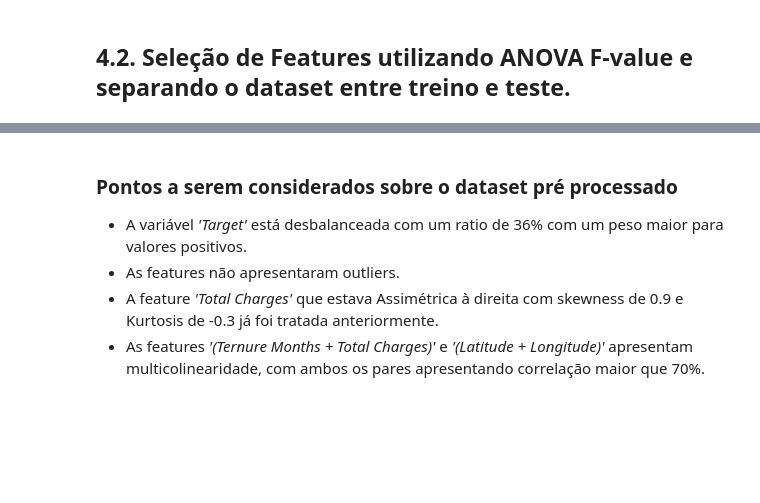
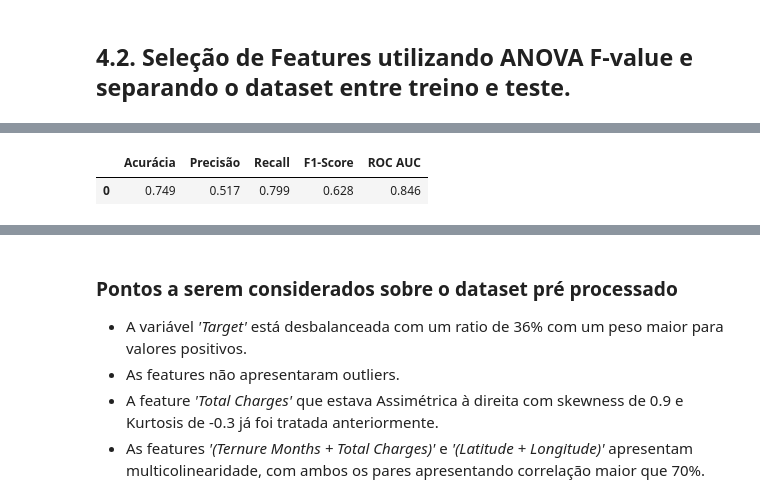
Before and after one commit to fiap-postech-ml-engineering/ml-churn-prediction, a Jupyter notebook: notebooks/02_baselines.ipynb, the cells around one changed output, grey strips where cells are left out. Saved outputs shown, nothing was run; the diff lists cells and outputs as text; code cells hidden in the pictures; blank space fills up the shorter version.

```diff
--- a/notebooks/02_baselines.ipynb
+++ b/notebooks/02_baselines.ipynb
@@ -487,0 +395,71 @@ As 25 features selecionadas serão utilizadas em todos os modelos subsequentes.
+# %%
+# =============================================================
+# 5. TUNING COM ORÇAMENTO DE TEMPO (RANDOM FOREST OPTIMIZED)
+# =============================================================
+import time
+from sklearn.model_selection import ParameterSampler, StratifiedKFold, cross_val_score
+
+# Parâmetros do processo
+TIME_LIMIT_MINUTES = 15  # Ajuste conforme sua disponibilidade
+AUC_TARGET = 0.85       # Alvo de acurácia para monitoramento
+
+start_time = time.time()
+deadline = start_time + TIME_LIMIT_MINUTES * 60
+
+# Espaço de busca focado nos 4 hiperparâmetros principais + class_weight
+param_distributions = {
+    "model__n_estimators": randint(100, 400),
+    "model__max_depth": [None, 8, 12, 15, 20],
+    "model__max_features": ['sqrt', 'log2', None],
+    "model__min_samples_split": randint(2, 20),
+    "model__min_samples_leaf": randint(1, 10),
+    "model__class_weight": ["balanced", "balanced_subsample"]
+}
+
+sampler = ParameterSampler(param_distributions, n_iter=1000, random_state=RANDOM_SEED)
+cv = StratifiedKFold(n_splits=5, shuffle=True, random_state=RANDOM_SEED)
+
+best = {"test_roc_auc": -np.inf, "params": None, "pipeline": None}
+
+print(f"🚀 Iniciando busca por {TIME_LIMIT_MINUTES} min. Foco: ROC AUC & Recall")
+
+for i, params in enumerate(sampler, start=1):
+    if time.time() >= deadline:
+        print("⏱️ Tempo limite atingido; encerrando busca.")
+        break
+
+    # Pipeline com as 12 features já selecionadas
+    pipeline = Pipeline([
+        ("model", RandomForestClassifier(random_state=RANDOM_SEED, n_jobs=-1))
+    ])
+    pipeline.set_params(**params)
+
+    # Avaliação via Cross-Validation (estabilidade)
+    cv_scores = cross_val_score(pipeline, X_train_selected, y_train, cv=cv, scoring="roc_auc", n_jobs=-1)
+    mean_cv = float(np.mean(cv_scores))
+
+    # Ajuste e avaliação em teste (performance real)
+    pipeline.fit(X_train_selected, y_train)
+    y_proba = pipeline.predict_proba(X_test_selected)[:, 1]
+    test_roc_auc = roc_auc_score(y_test, y_proba)
+
+    if test_roc_auc > best["test_roc_auc"]:
+        best.update({"params": params, "test_roc_auc": test_roc_auc, "pipeline": pipeline})
+        print(f"[{i}] ✨ Novo melhor | AUC Teste={test_roc_auc:.4f} | t={(time.time()-start_time)/60:.1f}m")
+
+best_rf = best["pipeline"]
+y_pred_tuned = best_rf.predict(X_test_selected)
+y_proba_tuned = best_rf.predict_proba(X_test_selected)[:, 1]
+
+tuned_metrics = {
+    "Acurácia": accuracy_score(y_test, y_pred_tuned),
+    "Precisão": precision_score(y_test, y_pred_tuned),
+    "Recall": recall_score(y_test, y_pred_tuned),
+    "F1-Score": f1_score(
+        y_test, y_pred_tuned),
+    "ROC AUC": roc_auc_score(y_test, y_proba_tuned),
+}
+
+print("\n🏆 Resumo do Modelo Tunado:")
+display(pd.DataFrame([tuned_metrics]).round(3))
+# %% [output]
@@ -487,0 +475,2 @@ As 25 features selecionadas serão utilizadas em todos os modelos subsequentes.
+|  | Acurácia | Precisão | Recall | F1-Score | ROC AUC |
+| 0 | 0.749 | 0.517 | 0.799 | 0.628 | 0.846 |
```
Also changed, not shown: parts of 51 cells of this notebook, 30 other files.
